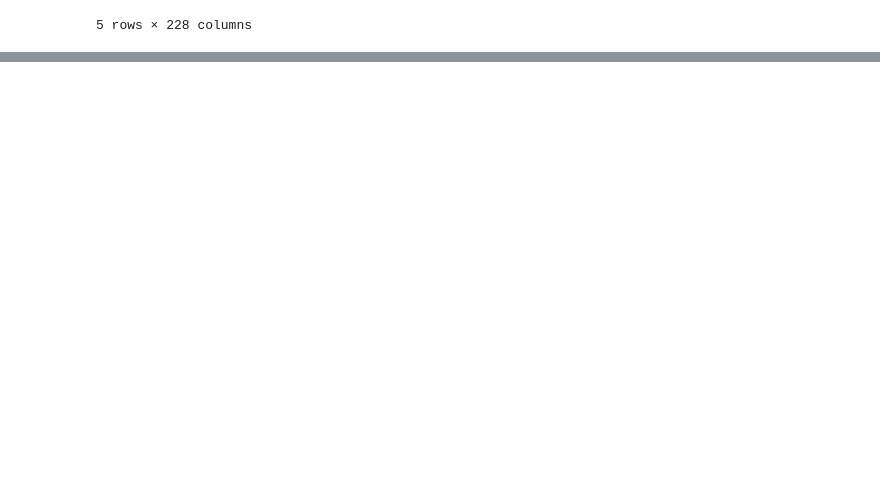
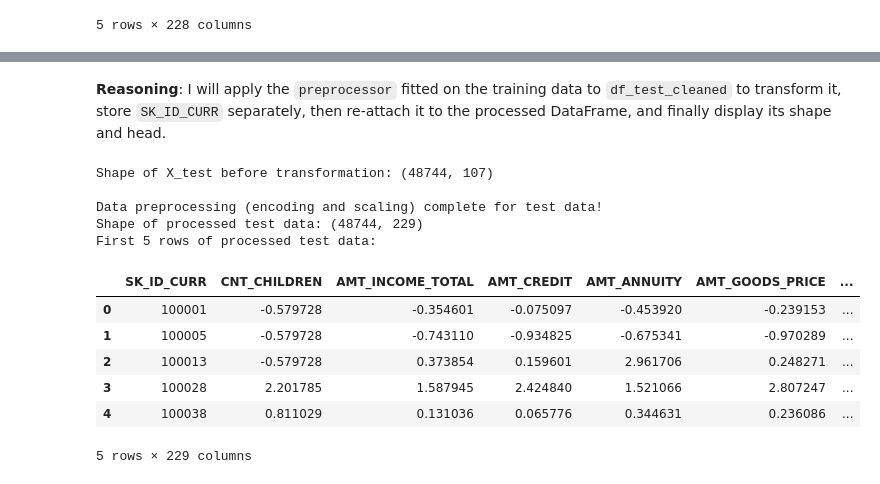
Before and after one commit to spdb9876/loan-default-prediction, a Jupyter notebook: 01_data_wrangling.ipynb, the cells around one changed output, grey strips where cells are left out. Cells and saved outputs as stored; diff of their text form; code cells hidden in the pictures; blank space fills up the shorter version.

```diff
--- a/01_data_wrangling.ipynb
+++ b/01_data_wrangling.ipynb
@@ -487,0 +558,4 @@ First 5 rows of processed data:
+# %%
+print("Starting preprocessing of application_test.csv...")
+df_test_cleaned = df_test.copy()
+print(f"Created df_test_cleaned with shape: {df_test_cleaned.shape}")
@@ -487,0 +703,55 @@ First 5 rows of processed data:
+# %% [markdown]
+**Reasoning**:
+I will apply the `preprocessor` fitted on the training data to `df_test_cleaned` to transform it, store `SK_ID_CURR` separately, then re-attach it to the processed DataFrame, and finally display its shape and head.
+# %%
+import pandas as pd
+import numpy as np
+
+# 1. Store SK_ID_CURR from df_test_cleaned
+sk_id_curr_test = df_test_cleaned['SK_ID_CURR']
+
+# Identify columns in df_test_cleaned that were used in X for fitting the preprocessor
+# These are the original numerical_cols and categorical_cols lists defined during training data preprocessing
+# Note: `numerical_cols` here should be the one *without* 'SK_ID_CURR' as it was removed before passing to ColumnTransformer
+
+# Create a list of all features that the preprocessor expects
+features_for_processing_test = numerical_cols + categorical_cols
+
+# Ensure X_test only contains columns that the preprocessor was trained on
+X_test = df_test_cleaned[features_for_processing_test]
+
+print(f"Shape of X_test before transformation: {X_test.shape}")
+
+# 2. Apply the already fitted `preprocessor` to `X_test`
+X_test_processed = preprocessor.transform(X_test)
+
+# 3. Convert the X_test_processed output into a pandas DataFrame
+# new_column_names was created during training data preprocessing and does not include 'SK_ID_CURR'
+
+if isinstance(X_test_processed, np.ndarray):
+    X_test_processed_df = pd.DataFrame(X_test_processed, columns=new_column_names, index=X_test.index)
+else: # Assuming it's a sparse matrix
+    X_test_processed_df = pd.DataFrame(X_test_processed.toarray(), columns=new_column_names, index=X_test.index)
+
+# Add SK_ID_CURR back to the processed DataFrame as the first column
+X_test_processed_df.insert(0, 'SK_ID_CURR', sk_id_curr_test)
+
+print("\nData preprocessing (encoding and scaling) complete for test data!")
+
+# 4. Display the shape of X_test_processed_df and its first 5 rows
+print(f"Shape of processed test data: {X_test_processed_df.shape}")
+print("First 5 rows of processed test data:")
+display(X_test_processed_df.head())
+# %% [output]
+Shape of X_test before transformation: (48744, 107)
+
+Data preprocessing (encoding and scaling) complete for test data!
+Shape of processed test data: (48744, 229)
+First 5 rows of processed test data:
+|  | SK_ID_CURR | CNT_CHILDREN | AMT_INCOME_TOTAL | AMT_CREDIT | AMT_ANNUITY | AMT_GOODS_PRICE | ... |
+| 0 | 100001 | -0.579728 | -0.354601 | -0.075097 | -0.453920 | -0.239153 | ... |
+| 1 | 100005 | -0.579728 | -0.743110 | -0.934825 | -0.675341 | -0.970289 | ... |
+| 2 | 100013 | -0.579728 | 0.373854 | 0.159601 | 2.961706 | 0.248271 | ... |
+| 3 | 100028 | 2.201785 | 1.587945 | 2.424840 | 1.521066 | 2.807247 | ... |
+| 4 | 100038 | 0.811029 | 0.131036 | 0.065776 | 0.344631 | 0.236086 | ... |
+5 rows × 229 columns
```
Also changed, not shown: parts of 22 cells of this notebook.
